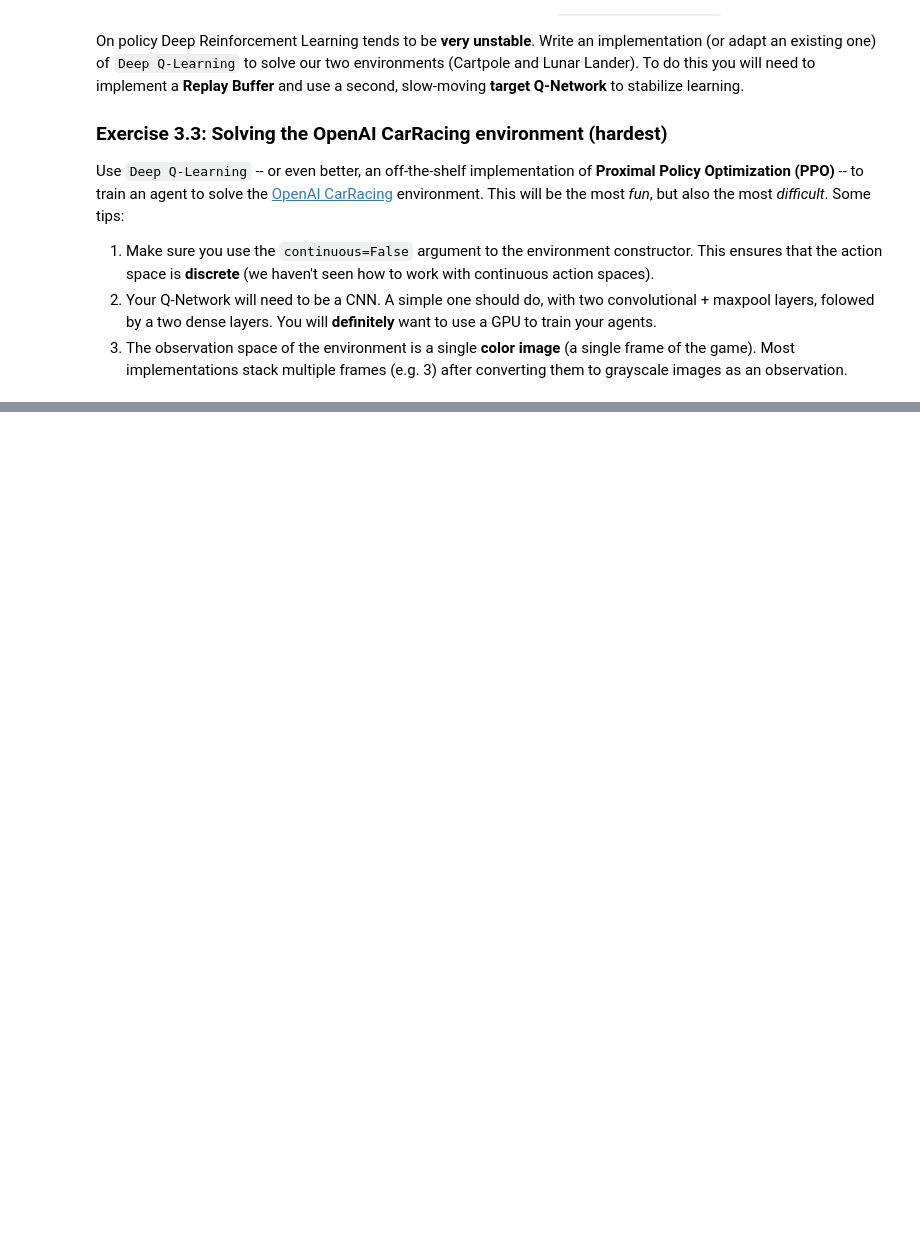
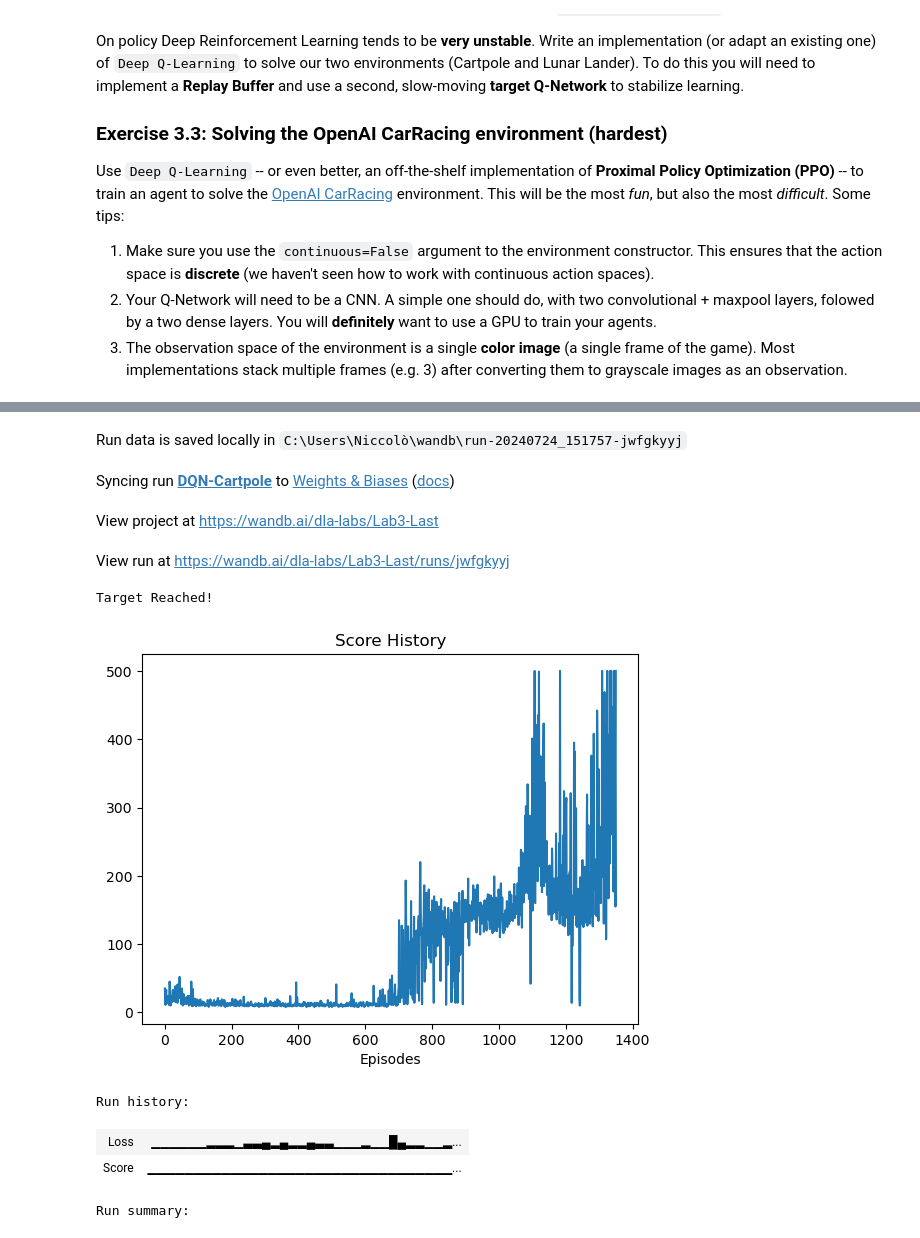
Before and after one commit to Sossio699/DLA, a Jupyter notebook: Lab3/DLA-Lab3-DRL.ipynb, the cells around one changed output, grey strips where cells are left out. Cells and saved outputs as stored; diff of their text form; code cells hidden in the pictures; blank space fills up the shorter version.

```diff
--- a/Lab3/DLA-Lab3-DRL.ipynb
+++ b/Lab3/DLA-Lab3-DRL.ipynb
@@ -1170,22 +939,6 @@ Run summary:
 env_render = gym.make('CartPole-v1', render_mode='human')
 env_render.reset(seed = 100)
 r.setEnvRender(env_render)
-
-average_test_rewards = []
-for state_dict in state_dicts:
-    total_rewards = 0
-    policy = PolicyNet(env = env_render)
-    policy.load_state_dict(state_dict)
-    r.setPolicy(policy)
-    for _ in range(20):
-        (_, _, _, rewards, _, _) = r.run_episode(display=True, test=True)
-        total_rewards += np.sum(rewards)
-    average_test_reward = total_rewards / 20
-    print(f'Average reward for episode: {average_test_reward}')
-    average_test_rewards.append(average_test_reward)
-avg_test_rew = np.sum(average_test_rewards) / 5
-print(f'Total Average reward for test episode: {avg_test_rew}')
-test_metrics = {"Total average test reward": avg_test_rew}
-wandb.log({**test_metrics})
+for _ in range(10):
+    r.run_episode(display=True)
 env_render.close()
-wandb.finish()
@@ -1549,0 +1275,50 @@ Use `Deep Q-Learning` -- or even better, an off-the-shelf implementation of **Pr
+# %%
+#Cartpole
+#Parameters TODO metterli con wandb
+run = wandb.init(
+    # Set the project where this run will be logged
+    project="Lab3-Last",
+    # We pass a run name (otherwise it'll be randomly assigned, like sunshine-lollypop-10)
+    name=f"DQN-Cartpole",
+    # Track hyperparameters and run metadata
+    config={
+    "learning_rate": 1e-3,
+    "architecture": "Cartpole",
+    "dataset": "LunarLander",
+    "episodes": 5000,
+    "gamma": 0.99,
+    "batch_size": 128,
+    "target_score": 250,
+    "C": 5,
+    "tau": 1e-3,
+    "memory_size": 10000,
+    "episode_max_len": 500})
+
+#Train the network
+env = gym.make('CartPole-v1', render_mode="rgb_array")
+env.reset(seed=111)
+torch.manual_seed(111)
+num_obs = env.observation_space.shape[0]
+num_actions = env.action_space.n
+agent = DQN(
+    n_obs = num_obs,
+    n_actions = num_actions,
+    batch_size = run.config["batch_size"],
+    lr = run.config["learning_rate"],
+    gamma = run.config["gamma"],
+    mem_size = run.config["memory_size"],
+    learn_step = run.config["C"],
+    tau = run.config["tau"],
+    )
+score_hist = train(env, agent, n_episodes=run.config["episodes"], target=run.config["target_score"],
+                  max_steps=run.config["episode_max_len"])
+plotScore(score_hist)
+
+wandb.finish()
+
+#Test and save visual results as gif
+test(env, agent, loops=10)
+
+gym2gif(env, agent, filename="cartpole_animation", loops=5)
+env.close()
+# %% [output]
@@ -1549,0 +1327,10 @@ Use `Deep Q-Learning` -- or even better, an off-the-shelf implementation of **Pr
+Run data is saved locally in C:\Users\Niccolò\wandb\run-20240724_151757-jwfgkyyj
+Syncing run DQN-Cartpole to Weights & Biases (docs)
+View project at https://wandb.ai/dla-labs/Lab3-Last
+View run at https://wandb.ai/dla-labs/Lab3-Last/runs/jwfgkyyj
+Target Reached!
+[figure, added]
+Run history:
+| Loss | ▁▁▁▁▁▁▂▂▂▁▃▃▄▂▄▂▂▄▃▃▁▁▁▂▁▁█▄▂▂▁▁▂... |
+| Score | ▁▁▁▁▁▁▁▁▁▁▁▁▁▁▁▁▁▁▁▁▁▁▁▁▁▁▁▁▁▁▁▁▁... |
+Run summary:
```
Also changed, not shown: parts of 38 cells of this notebook.
